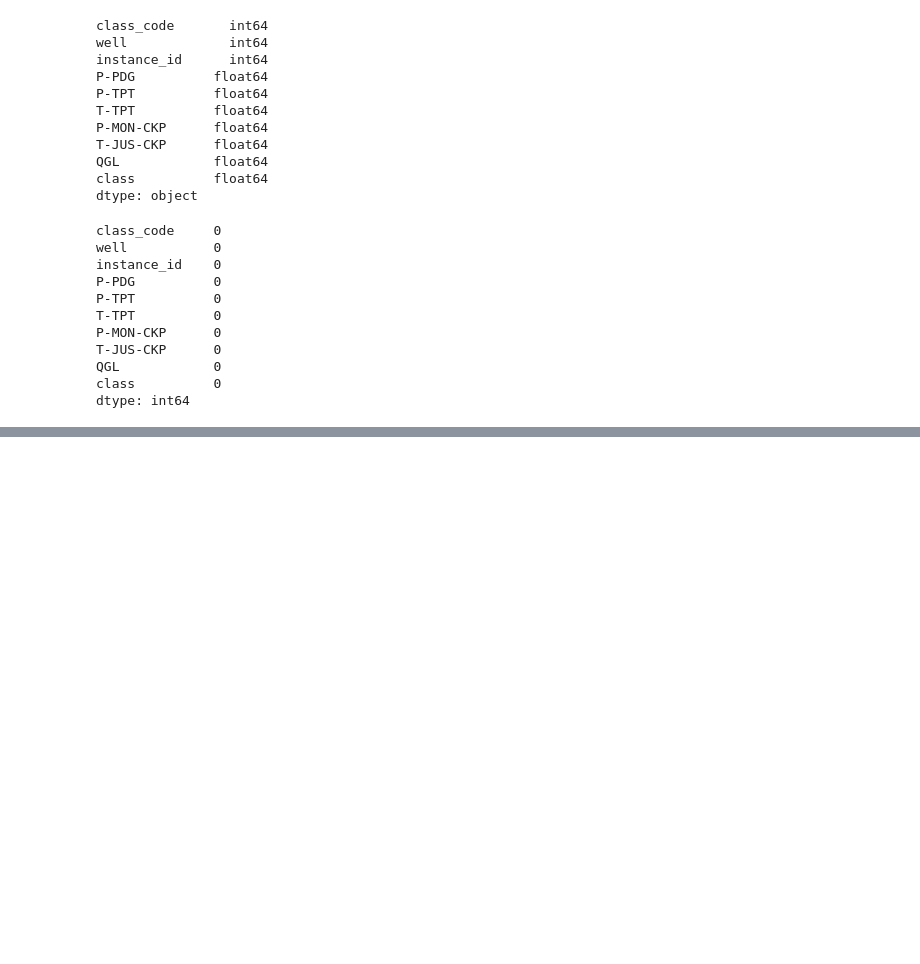
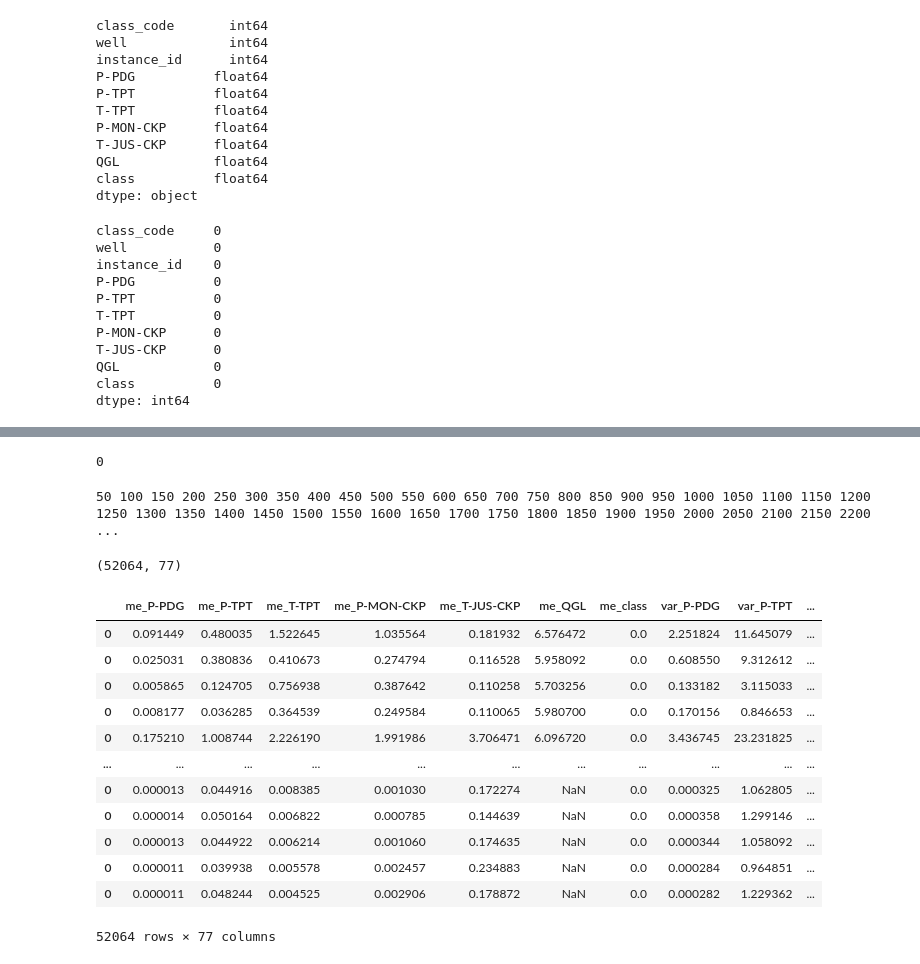
Before and after one commit to mc50093/uzop_proj, a Jupyter notebook: Classification of undesirable oil well events.ipynb, the cells around one changed output, grey strips where cells are left out. Saved outputs shown, nothing was run; the diff lists cells and outputs as text; code cells hidden in the pictures; blank space fills up the shorter version.

```diff
--- a/Classification of undesirable oil well events.ipynb
+++ b/Classification of undesirable oil well events.ipynb
@@ -212 +202,9 @@ data_windowed[0].head()
+# %%
+def threeW_feature_extraction(data):
+    all_feats = []
+    for i, df in enumerate(data):
+        if not i % 1000:
+            print(i, end=' ')
+        all_feats.append(my_extract_features(df))
+    return all_feats
 # %%
@@ -236,0 +280,27 @@ ValueError: The truth value of a Series is ambiguous. Use a.empty, a.bool(), a.i
+# %%
+df = threeW_feature_extraction(data_windowed)
+# %% [output]
+0
+50 100 150 200 250 300 350 400 450 500 550 600 650 700 750 800 850 900 950 1000 1050 1100 1150 1200 1250 1300 1350 1400 1450 1500 1550 1600 1650 1700 1750 1800 1850 1900 1950 2000 2050 2100 2150 2200  ...
+# %%
+df_all = pd.concat(df, ignore_index=True)
+# %%
+df_all.shape
+# %% [output]
+(52064, 77)
+# %%
+df_all
+# %% [output]
+|  | me_P-PDG | me_P-TPT | me_T-TPT | me_P-MON-CKP | me_T-JUS-CKP | me_QGL | me_class | var_P-PDG | var_P-TPT | ... |
+| 0 | 0.091449 | 0.480035 | 1.522645 | 1.035564 | 0.181932 | 6.576472 | 0.0 | 2.251824 | 11.645079 | ... |
+| 0 | 0.025031 | 0.380836 | 0.410673 | 0.274794 | 0.116528 | 5.958092 | 0.0 | 0.608550 | 9.312612 | ... |
+| 0 | 0.005865 | 0.124705 | 0.756938 | 0.387642 | 0.110258 | 5.703256 | 0.0 | 0.133182 | 3.115033 | ... |
+| 0 | 0.008177 | 0.036285 | 0.364539 | 0.249584 | 0.110065 | 5.980700 | 0.0 | 0.170156 | 0.846653 | ... |
+| 0 | 0.175210 | 1.008744 | 2.226190 | 1.991986 | 3.706471 | 6.096720 | 0.0 | 3.436745 | 23.231825 | ... |
+| ... | ... | ... | ... | ... | ... | ... | ... | ... | ... | ... |
+| 0 | 0.000013 | 0.044916 | 0.008385 | 0.001030 | 0.172274 | NaN | 0.0 | 0.000325 | 1.062805 | ... |
+| 0 | 0.000014 | 0.050164 | 0.006822 | 0.000785 | 0.144639 | NaN | 0.0 | 0.000358 | 1.299146 | ... |
+| 0 | 0.000013 | 0.044922 | 0.006214 | 0.001060 | 0.174635 | NaN | 0.0 | 0.000344 | 1.058092 | ... |
+| 0 | 0.000011 | 0.039938 | 0.005578 | 0.002457 | 0.234883 | NaN | 0.0 | 0.000284 | 0.964851 | ... |
+| 0 | 0.000011 | 0.048244 | 0.004525 | 0.002906 | 0.178872 | NaN | 0.0 | 0.000282 | 1.229362 | ... |
+52064 rows × 77 columns
```
Also changed, not shown: parts of 14 cells of this notebook.
